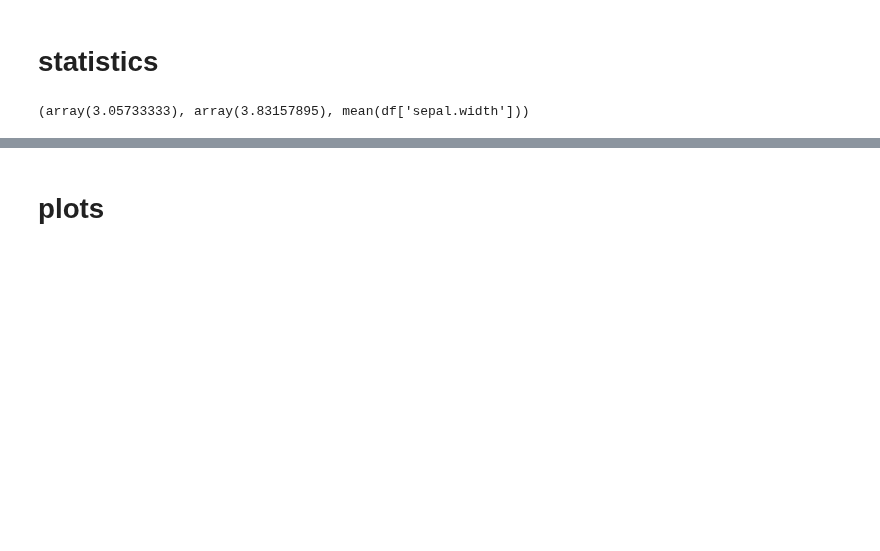
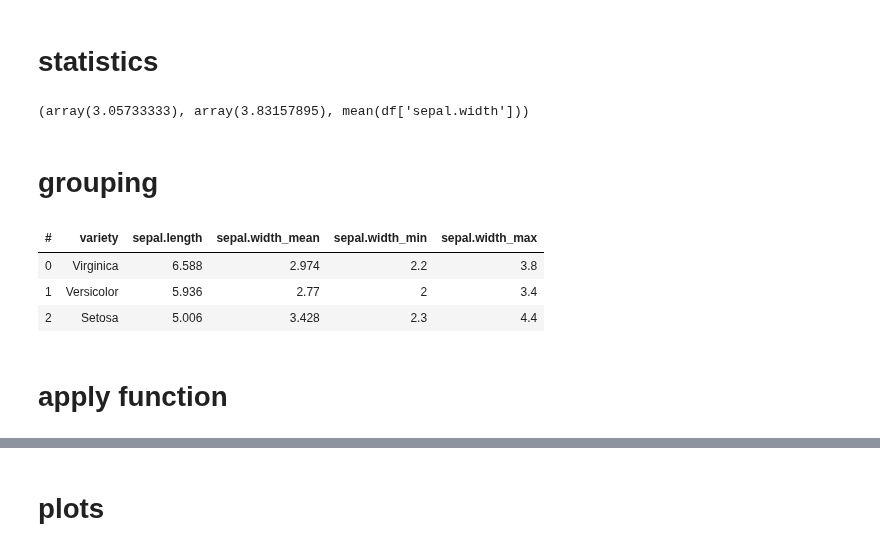
Before and after one commit to jmquintana79/utilsDS, a Jupyter notebook: notebooks/MLOPS/bigdata/review-vaex.ipynb, the cells around one changed output, grey strips where cells are left out. Cells and saved outputs as stored; diff of their text form; code cells hidden in the pictures; blank space fills up the shorter version.

```diff
--- a/notebooks/MLOPS/bigdata/review-vaex.ipynb
+++ b/notebooks/MLOPS/bigdata/review-vaex.ipynb
@@ -321,3 +324,15 @@ df.evaluate(df['sepal.width'], selection=df["sepal.width"] > 3.5)
 df.mean(df["sepal.width"]), df.mean(df["sepal.width"], selection=True)
 # %% [output]
 (array(3.05733333), array(3.83157895), mean(df['sepal.width']))
+# %% [markdown]
+# grouping
+# %%
+df.groupby(by='variety').agg({'sepal.length': 'mean',
+                                  'sepal.width': ['mean', 'min', 'max']})
+# %% [output]
+| # | variety | sepal.length | sepal.width_mean | sepal.width_min | sepal.width_max |
+| 0 | Virginica | 6.588 | 2.974 | 2.2 | 3.8 |
+| 1 | Versicolor | 5.936 | 2.77 | 2 | 3.4 |
+| 2 | Setosa | 5.006 | 3.428 | 2.3 | 4.4 |
+# %% [markdown]
+# apply function
```
Also changed, not shown: parts of 20 cells of this notebook.
